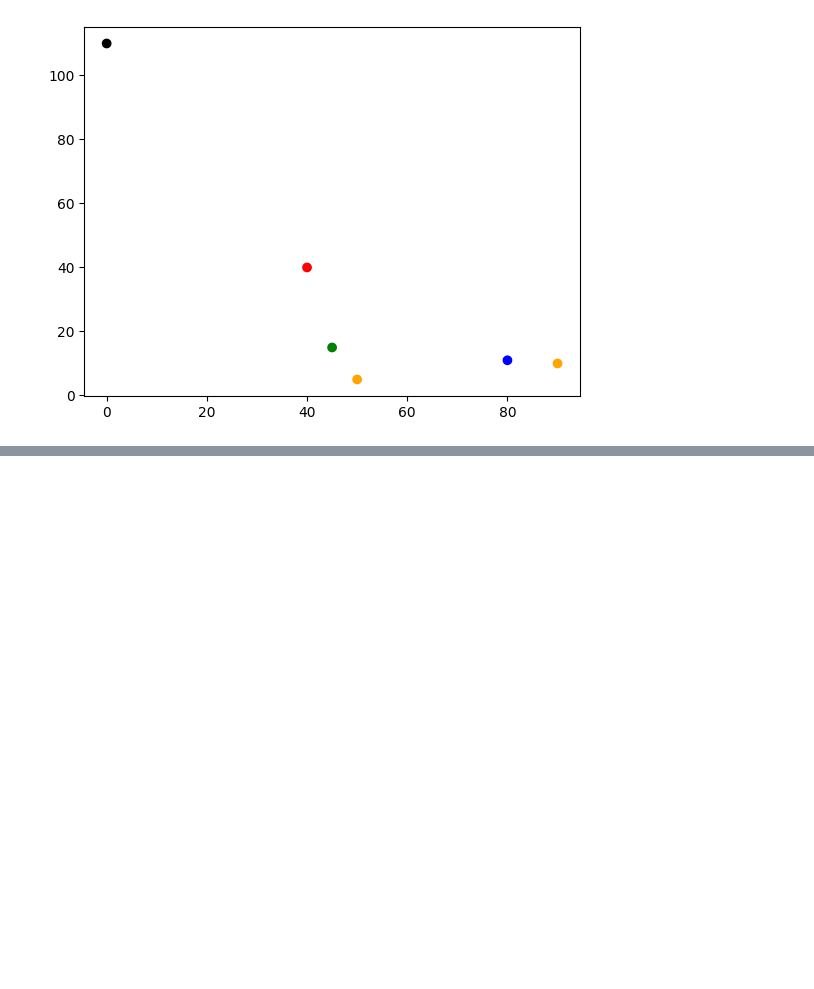
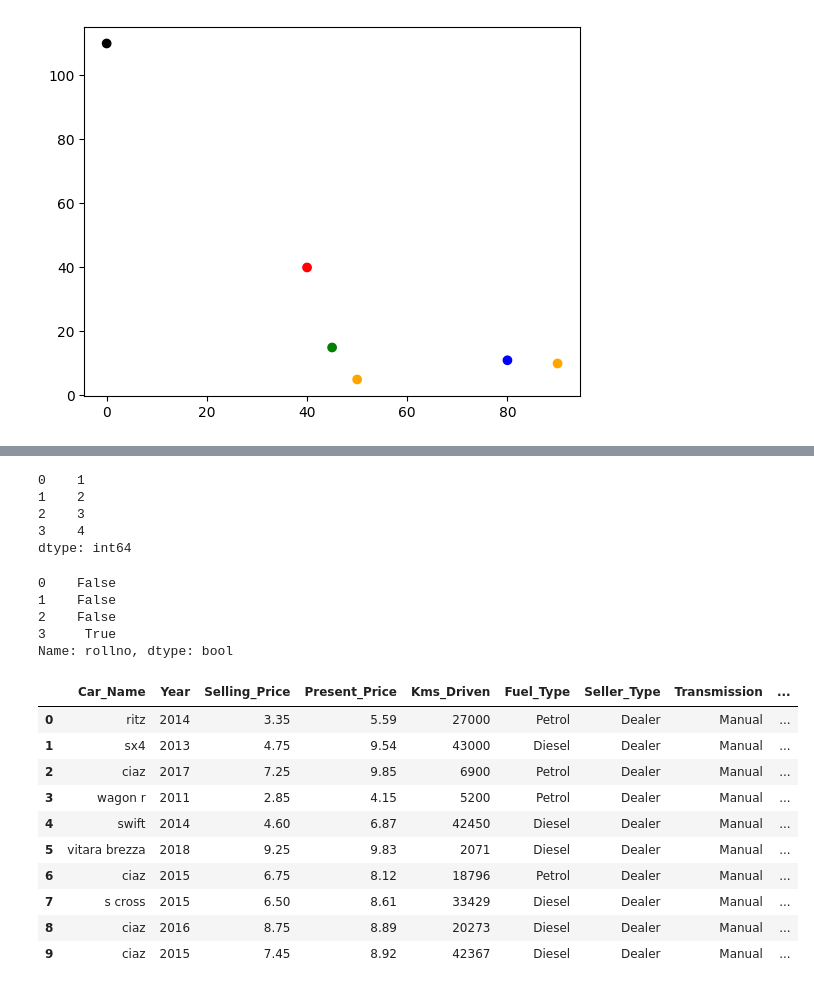
Before and after one commit to shaikhimran1006/Tech-Saksham-Training, a Jupyter notebook: DataAnalytics.ipynb, the cells around one changed output, grey strips where cells are left out. Saved outputs shown, nothing was run; the diff lists cells and outputs as text; code cells hidden in the pictures; blank space fills up the shorter version.

```diff
--- a/DataAnalytics.ipynb
+++ b/DataAnalytics.ipynb
@@ -165,0 +204,35 @@ plt.show(block='whilte',close=None)
+# %%
+b
+# %% [output]
+0    1
+1    2
+2    3
+3    4
+dtype: int64
+# %%
+data={
+    'student':['abc','xyz','pqr',None],
+    'rollno':[420,421,422,None]
+}
+a=pd.DataFrame(data)
+print(a['rollno'].isnull())
+# %% [output]
+0    False
+1    False
+2    False
+3     True
+Name: rollno, dtype: bool
+# %%
+df.head(10)
+# %% [output]
+|  | Car_Name | Year | Selling_Price | Present_Price | Kms_Driven | Fuel_Type | Seller_Type | Transmission | ... |
+| 0 | ritz | 2014 | 3.35 | 5.59 | 27000 | Petrol | Dealer | Manual | ... |
+| 1 | sx4 | 2013 | 4.75 | 9.54 | 43000 | Diesel | Dealer | Manual | ... |
+| 2 | ciaz | 2017 | 7.25 | 9.85 | 6900 | Petrol | Dealer | Manual | ... |
+| 3 | wagon r | 2011 | 2.85 | 4.15 | 5200 | Petrol | Dealer | Manual | ... |
+| 4 | swift | 2014 | 4.60 | 6.87 | 42450 | Diesel | Dealer | Manual | ... |
+| 5 | vitara brezza | 2018 | 9.25 | 9.83 | 2071 | Diesel | Dealer | Manual | ... |
+| 6 | ciaz | 2015 | 6.75 | 8.12 | 18796 | Petrol | Dealer | Manual | ... |
+| 7 | s cross | 2015 | 6.50 | 8.61 | 33429 | Diesel | Dealer | Manual | ... |
+| 8 | ciaz | 2016 | 8.75 | 8.89 | 20273 | Diesel | Dealer | Manual | ... |
+| 9 | ciaz | 2015 | 7.45 | 8.92 | 42367 | Diesel | Dealer | Manual | ... |
```
Also changed, not shown: parts of 5 cells of this notebook.
